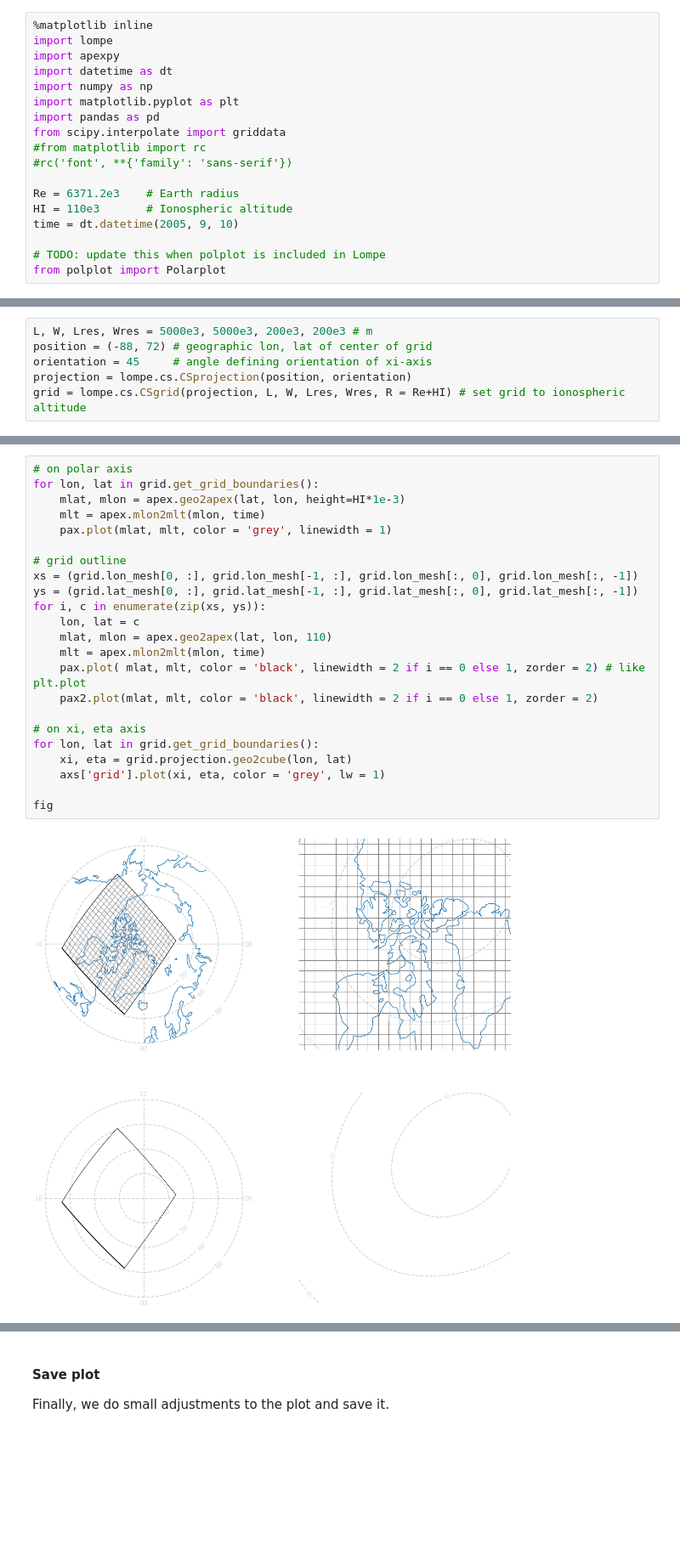
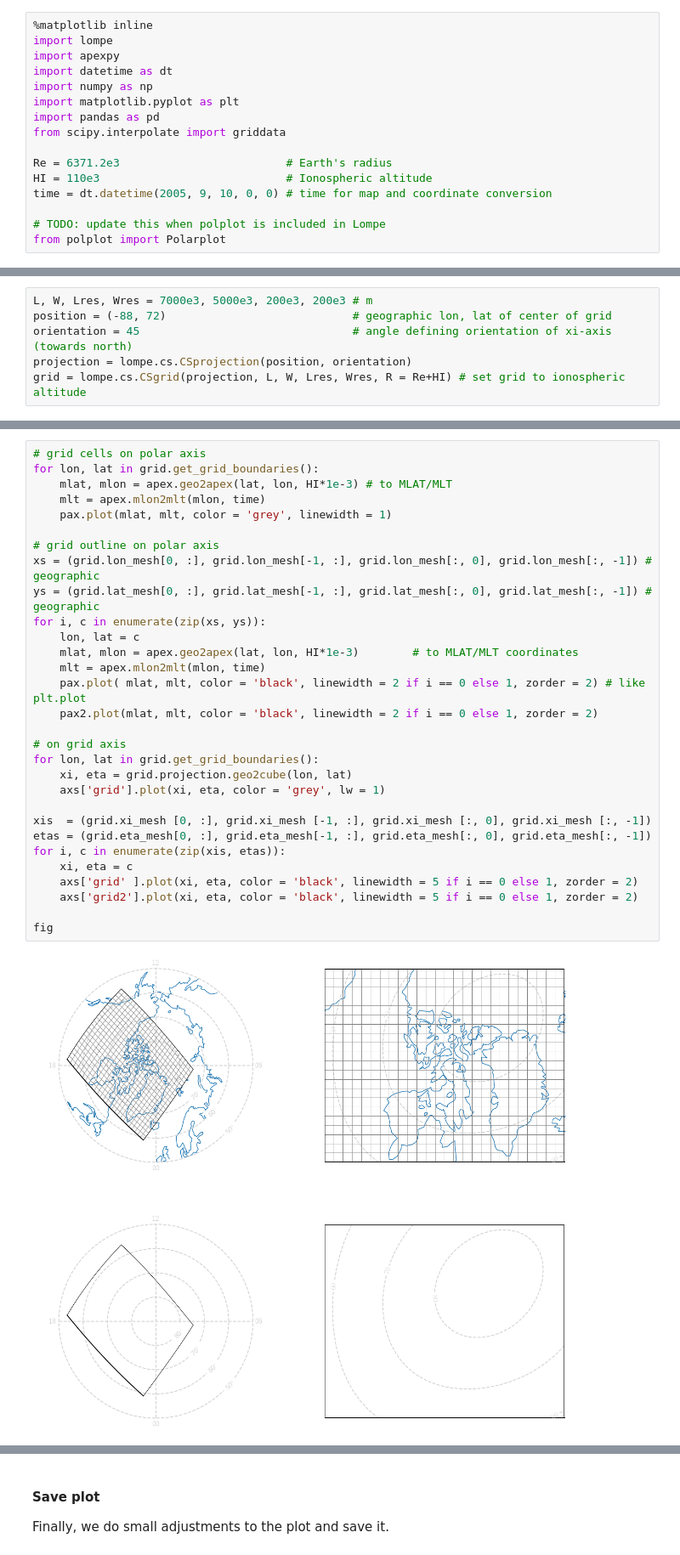
Before and after one commit to klaundal/lompe, a Jupyter notebook: examples/code_paper_figures/05_Visualization_with_Polarplot.ipynb, the cells around one changed output, grey strips where cells are left out. Shown at 85% size. Cells and saved outputs as stored; diff of their text form; blank space fills up the shorter version.

```diff
--- a/examples/code_paper_figures/05_Visualization_with_Polarplot.ipynb
+++ b/examples/code_paper_figures/05_Visualization_with_Polarplot.ipynb
@@ -21,12 +20,10 @@ import numpy as np
 import matplotlib.pyplot as plt
 import pandas as pd
 from scipy.interpolate import griddata
-#from matplotlib import rc
-#rc('font', **{'family': 'sans-serif'})
 
-Re = 6371.2e3    # Earth radius
-HI = 110e3       # Ionospheric altitude
-time = dt.datetime(2005, 9, 10)
+Re = 6371.2e3                         # Earth's radius
+HI = 110e3                            # Ionospheric altitude
+time = dt.datetime(2005, 9, 10, 0, 0) # time for map and coordinate conversion
 
 # TODO: update this when polplot is included in Lompe
 from polplot import Polarplot
@@ -35,7 +33,7 @@ Make a cubed sphere grid - for illustration purposes, the grid is quite coarse.
 # %%
-L, W, Lres, Wres = 5000e3, 5000e3, 200e3, 200e3 # m
-position = (-88, 72) # geographic lon, lat of center of grid
-orientation = 45     # angle defining orientation of xi-axis
+L, W, Lres, Wres = 7000e3, 5000e3, 200e3, 200e3 # m
+position = (-88, 72)                            # geographic lon, lat of center of grid
+orientation = 45                                # angle defining orientation of xi-axis (towards north)
 projection = lompe.cs.CSprojection(position, orientation)
 grid = lompe.cs.CSgrid(projection, L, W, Lres, Wres, R = Re+HI) # set grid to ionospheric altitude
 # %% [markdown]
@@ -97,28 +98,35 @@ We plot the cubed sphere grid on the polar axis to show how plot works.
 # %%
-# on polar axis
+# grid cells on polar axis
 for lon, lat in grid.get_grid_boundaries():
-    mlat, mlon = apex.geo2apex(lat, lon, height=HI*1e-3)
+    mlat, mlon = apex.geo2apex(lat, lon, HI*1e-3) # to MLAT/MLT
     mlt = apex.mlon2mlt(mlon, time)
     pax.plot(mlat, mlt, color = 'grey', linewidth = 1)
 
-# grid outline
-xs = (grid.lon_mesh[0, :], grid.lon_mesh[-1, :], grid.lon_mesh[:, 0], grid.lon_mesh[:, -1])
-ys = (grid.lat_mesh[0, :], grid.lat_mesh[-1, :], grid.lat_mesh[:, 0], grid.lat_mesh[:, -1])
+# grid outline on polar axis
+xs = (grid.lon_mesh[0, :], grid.lon_mesh[-1, :], grid.lon_mesh[:, 0], grid.lon_mesh[:, -1]) # geographic
+ys = (grid.lat_mesh[0, :], grid.lat_mesh[-1, :], grid.lat_mesh[:, 0], grid.lat_mesh[:, -1]) # geographic
 for i, c in enumerate(zip(xs, ys)):
     lon, lat = c
-    mlat, mlon = apex.geo2apex(lat, lon, 110)
+    mlat, mlon = apex.geo2apex(lat, lon, HI*1e-3)        # to MLAT/MLT coordinates
     mlt = apex.mlon2mlt(mlon, time)
     pax.plot( mlat, mlt, color = 'black', linewidth = 2 if i == 0 else 1, zorder = 2) # like plt.plot
     pax2.plot(mlat, mlt, color = 'black', linewidth = 2 if i == 0 else 1, zorder = 2)
 
-# on xi, eta axis
+# on grid axis
 for lon, lat in grid.get_grid_boundaries():
     xi, eta = grid.projection.geo2cube(lon, lat)
     axs['grid'].plot(xi, eta, color = 'grey', lw = 1)
 
+xis  = (grid.xi_mesh [0, :], grid.xi_mesh [-1, :], grid.xi_mesh [:, 0], grid.xi_mesh [:, -1])
+etas = (grid.eta_mesh[0, :], grid.eta_mesh[-1, :], grid.eta_mesh[:, 0], grid.eta_mesh[:, -1])
+for i, c in enumerate(zip(xis, etas)):
+    xi, eta = c
+    axs['grid' ].plot(xi, eta, color = 'black', linewidth = 5 if i == 0 else 1, zorder = 2)
+    axs['grid2'].plot(xi, eta, color = 'black', linewidth = 5 if i == 0 else 1, zorder = 2)
+
 fig
 # %% [output]
-[figure, old version]
+[figure, new version]
 # %% [markdown]
 #### Scatter and text
 
```
Also changed, not shown: parts of 14 cells of this notebook, 13 other files.
